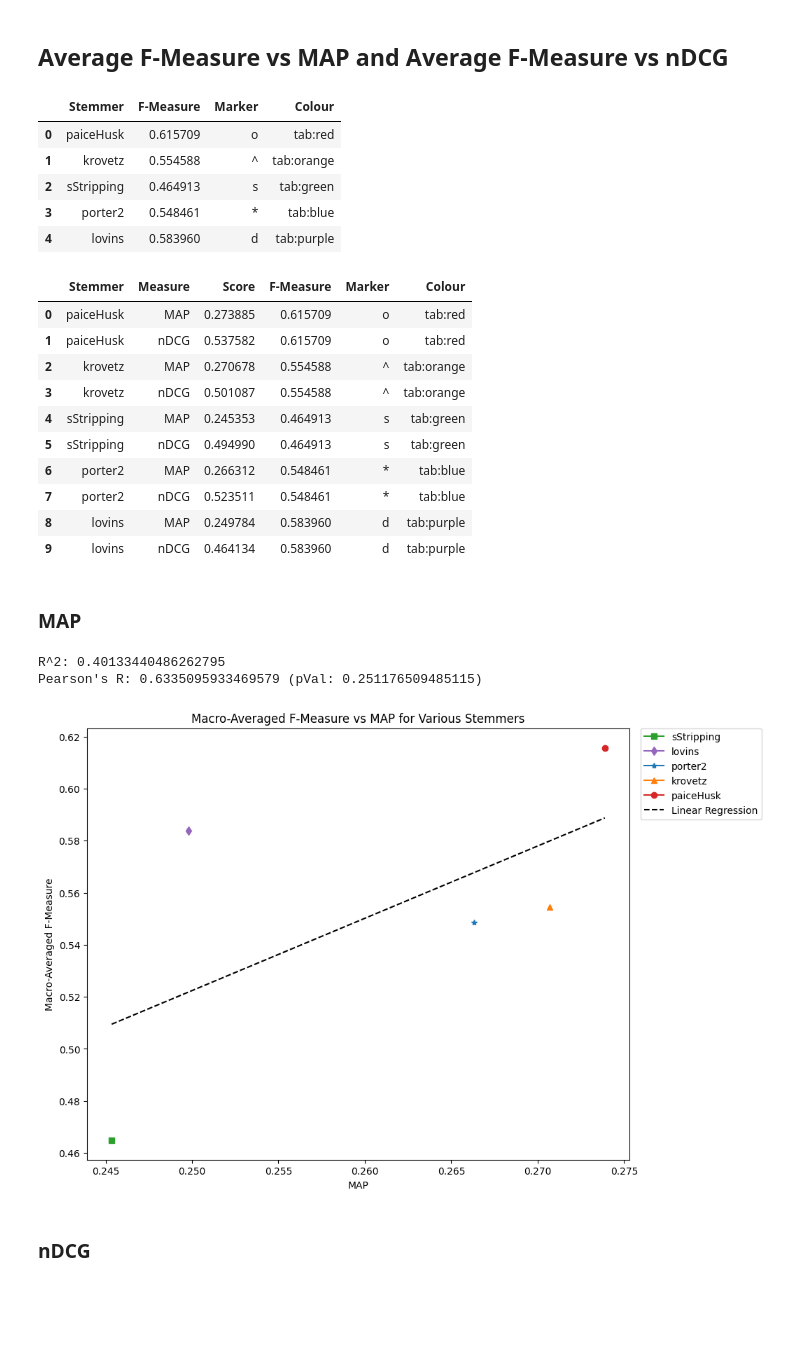
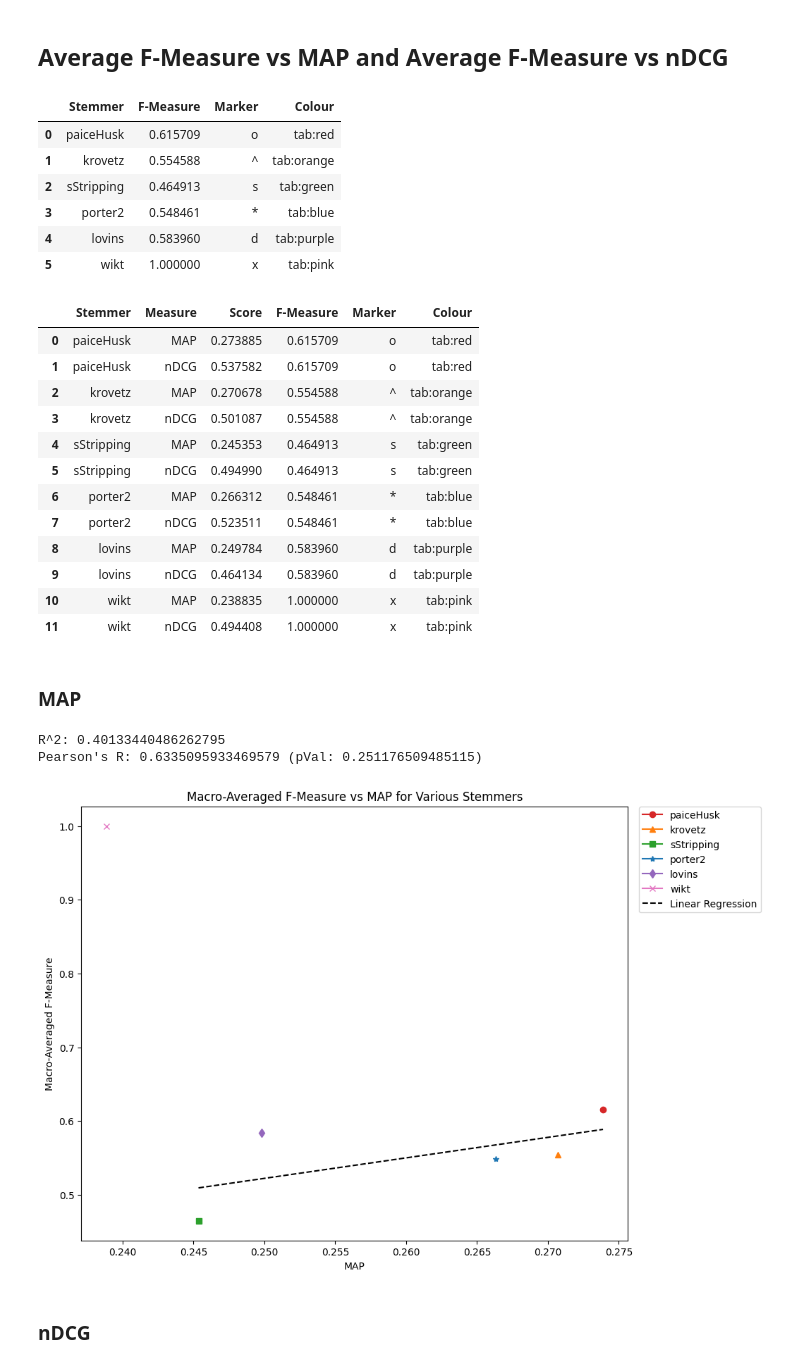
Before and after one commit to Axiomatic314/Stemming, a Jupyter notebook: wsj.ipynb, the cells around one changed output. Cells and saved outputs as stored; diff of their text form; code cells hidden in the pictures; blank space fills up the shorter version.

Commit message:
added wikt_stemmer results

```diff
--- a/wsj.ipynb
+++ b/wsj.ipynb
@@ -7,9 +7,9 @@ import seaborn as sns
 import pandas as pd
 import itertools
 # %%
-labels = ["paiceHusk", "krovetz", "sStripping", "porter2", "lovins","none"]
-map = [0.273885, 0.270678, 0.245353, 0.266312, 0.249784, 0.222357]
-nDCG = [0.537582, 0.501087, 0.494990, 0.523511, 0.464134, 0.442813]
+labels = ["paiceHusk", "krovetz", "sStripping", "porter2", "lovins", "wikt","none"]
+map = [0.273885, 0.270678, 0.245353, 0.266312, 0.249784, 0.238835, 0.222357]
+nDCG = [0.537582, 0.501087, 0.494990, 0.523511, 0.464134, 0.494408, 0.442813]
 
 data = {"Stemmer": labels, "MAP": map, "nDCG": nDCG}
 df = pd.DataFrame(data=data)
@@ -55,7 +57,7 @@ plt.show()
 from os import path
 
 data_dir = path.join("Data","wikt")
-labels = ["wiktionary", "paiceHusk", "krovetz", "sStripping", "porter2", "lovins"]
+labels = ["paiceHusk", "krovetz", "sStripping", "porter2", "lovins", "wikt"]
 
 paiceHusk_before_cluster_fmeasures = np.loadtxt(path.join(data_dir, "paiceHusk_before_cluster_fmeasures.csv"))
 krovetz_before_cluster_fmeasures = np.loadtxt(path.join(data_dir, "krovetz_before_cluster_fmeasures.csv"))
@@ -68,12 +70,13 @@ before = [paiceHusk_before_cluster_fmeasures, krovetz_before_cluster_fmeasures,
 averages = list()
 for stemmer in before:
     averages.append(stemmer.mean())
+averages.append(1)
 
 data = {
-    "Stemmer" : labels[1:],
+    "Stemmer" : labels[:],
     "F-Measure" : averages,
-    "Marker" : ["o","^","s","*","d"],
-    "Colour" : ["tab:red","tab:orange","tab:green","tab:blue","tab:purple"]
+    "Marker" : ["o","^","s","*","d","x"],
+    "Colour" : ["tab:red","tab:orange","tab:green","tab:blue","tab:purple","tab:pink"]
 }
 
 average_fmeasures = pd.DataFrame(data=data)
@@ -85,6 +88,7 @@ display(average_fmeasures)
 | 2 | sStripping | 0.464913 | s | tab:green |
 | 3 | porter2 | 0.548461 | * | tab:blue |
 | 4 | lovins | 0.583960 | d | tab:purple |
+| 5 | wikt | 1.000000 | x | tab:pink |
 # %%
 merged_df = df.merge(average_fmeasures)
 merged_df
@@ -100,38 +104,40 @@ merged_df
 | 7 | porter2 | nDCG | 0.523511 | 0.548461 | * | tab:blue |
 | 8 | lovins | MAP | 0.249784 | 0.583960 | d | tab:purple |
 | 9 | lovins | nDCG | 0.464134 | 0.583960 | d | tab:purple |
+| 10 | wikt | MAP | 0.238835 | 1.000000 | x | tab:pink |
+| 11 | wikt | nDCG | 0.494408 | 1.000000 | x | tab:pink |
 # %% [markdown]
 ### MAP
 # %%
 from sklearn.linear_model import LinearRegression
 from scipy.stats import pearsonr
 
 TARGET_COL = "MAP"
 target_df = merged_df[merged_df["Measure"]==TARGET_COL]
-target_df = target_df.sort_values(by="Score")
-X = target_df["Score"].to_numpy().reshape(-1,1)
-y = target_df["F-Measure"].to_numpy()
+target_df_sorted = target_df.sort_values(by="Score").drop([10])
+X = target_df_sorted["Score"].to_numpy().reshape(-1,1)
+y = target_df_sorted["F-Measure"].to_numpy()
 
 linearRegression = LinearRegression().fit(X,y)
 print(f"R^2: {linearRegression.score(X, y)}")
 
 pearsonrResult = pearsonr(X.squeeze(), y)
 print(f"Pearson's R: {pearsonrResult.statistic} (pVal: {pearsonrResult.pvalue})")
 plt.figure(figsize=(10,8))
 for _, row in target_df.iterrows():
     plt.plot(row["Score"], row["F-Measure"], marker=row["Marker"], color=row["Colour"], label=row["Stemmer"])
 
 y_pred = linearRegression.coef_*X+linearRegression.intercept_
 plt.plot(X, y_pred, "k--", label=f"Linear Regression")
 plt.title(f"Macro-Averaged F-Measure vs {TARGET_COL} for Various Stemmers")
 plt.xlabel("MAP")
 plt.ylabel("Macro-Averaged F-Measure")
 plt.legend(bbox_to_anchor=(1.02,1),loc="upper left",borderaxespad=0)
 plt.show()
 # %% [output]
 R^2: 0.40133440486262795
 Pearson's R: 0.6335095933469579 (pVal: 0.251176509485115)
-[figure, old version]
+[figure, new version]
 # %% [markdown]
 ### nDCG
 # %%
```
Also changed, not shown: parts of 4 cells of this notebook.
